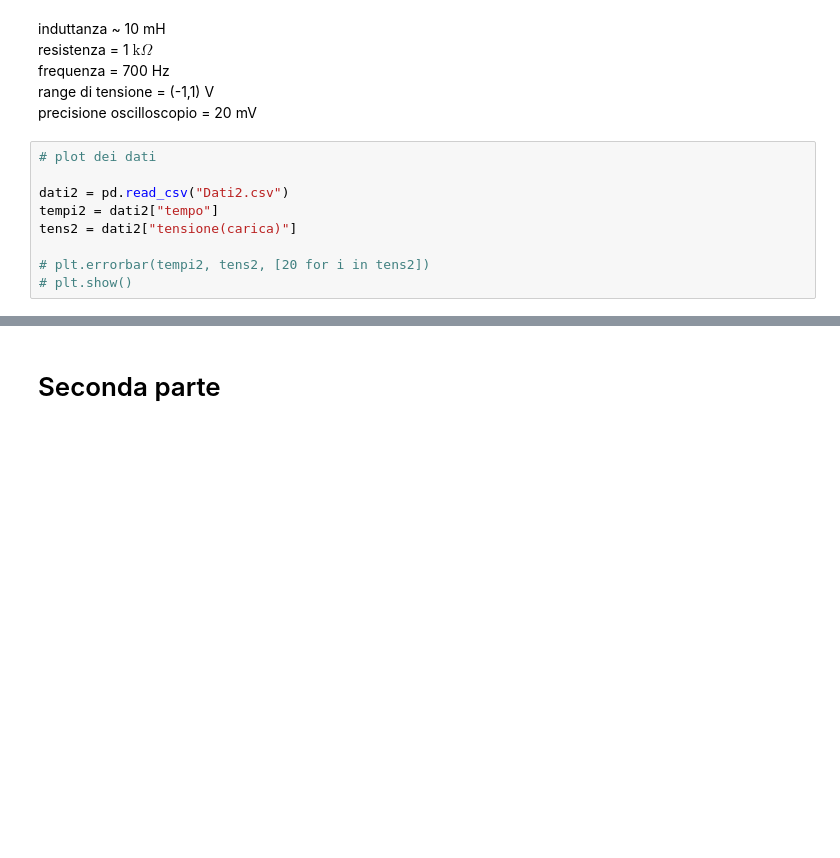
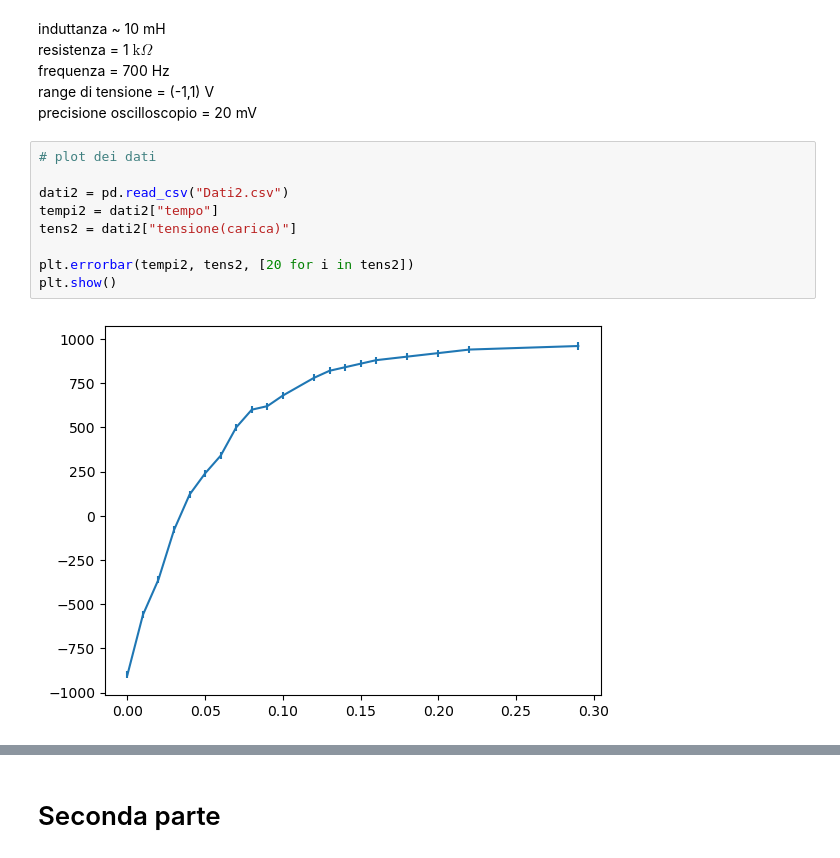
Before and after one commit to Pavar0tty/Laboratorio_2, a Jupyter notebook: Circuiti2/Analisi.ipynb, the cells around one changed output, grey strips where cells are left out. Drawn from its saved outputs; the diff is of its cells as text; blank space fills up the shorter version.

```diff
--- a/Circuiti2/Analisi.ipynb
+++ b/Circuiti2/Analisi.ipynb
@@ -58,12 +78,14 @@ precisione oscilloscopio = 20 mV
 # %%
 # plot dei dati
 
 dati2 = pd.read_csv("Dati2.csv")
 tempi2 = dati2["tempo"]
 tens2 = dati2["tensione(carica)"]
 
-# plt.errorbar(tempi2, tens2, [20 for i in tens2])
-# plt.show()
+plt.errorbar(tempi2, tens2, [20 for i in tens2])
+plt.show()
+# %% [output]
+[figure, added]
 # %%
 # Fit circuito RL
 
```
Also changed, not shown: parts of 11 cells of this notebook.
